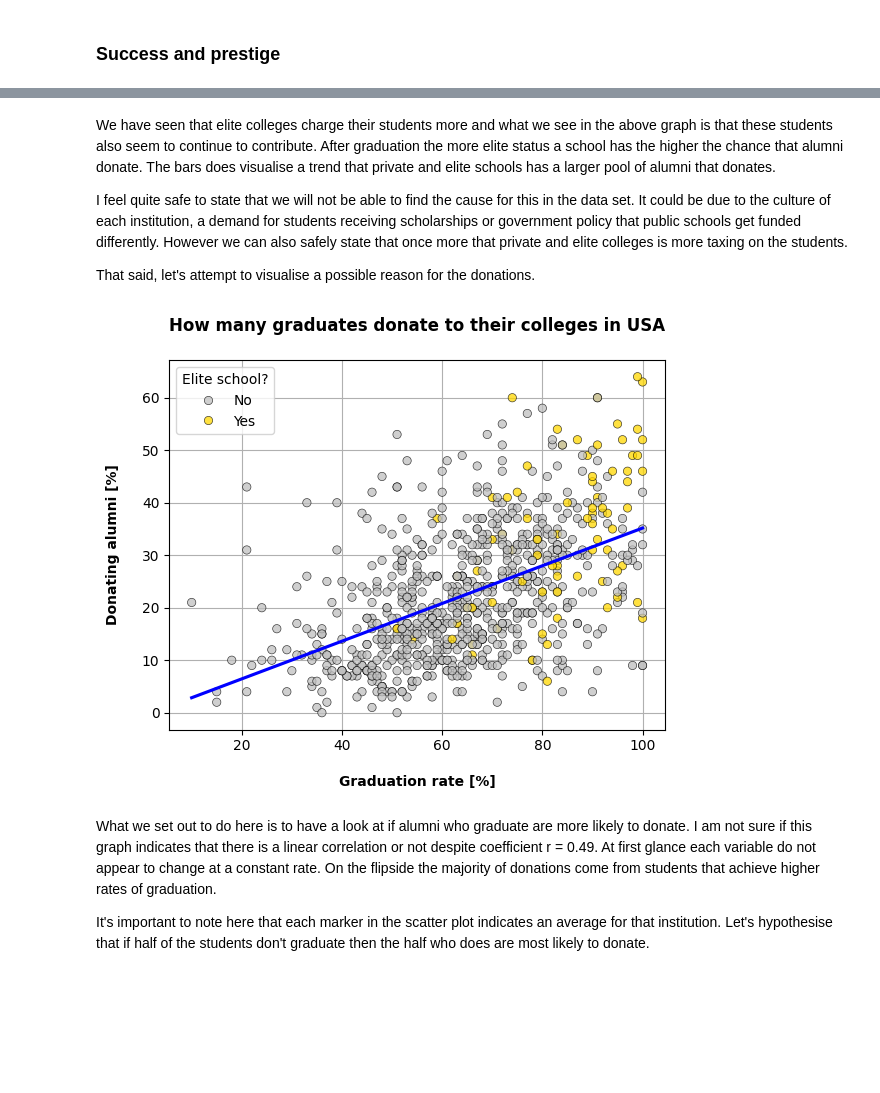
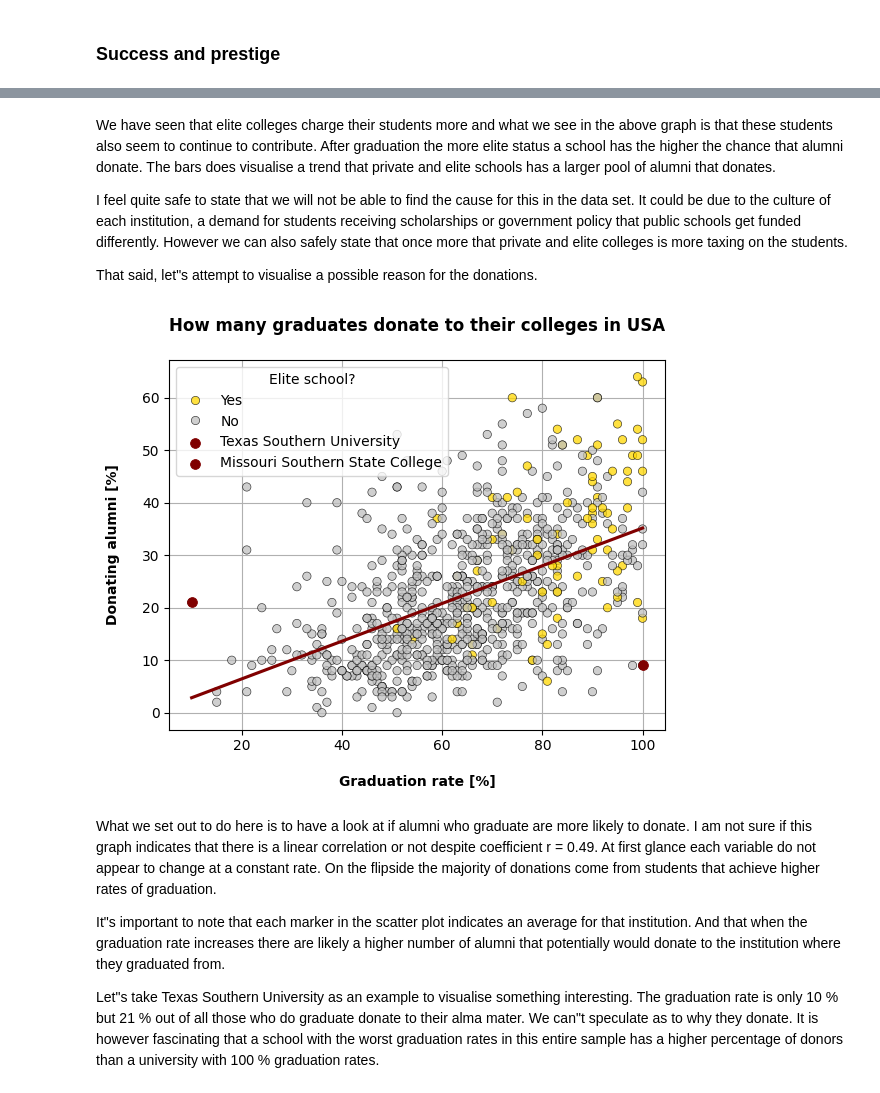
Before and after one commit to AlbotGoodman/databehandling-albot, a Jupyter notebook: Labs/lab.ipynb, the cells around one changed output, grey strips where cells are left out. Saved outputs shown, nothing was run; the diff lists cells and outputs as text; code cells hidden in the pictures; blank space fills up the shorter version.

```diff
--- a/Labs/lab.ipynb
+++ b/Labs/lab.ipynb
@@ -181,19 +181,36 @@ We have seen that elite colleges charge their students more and what we see in t
 
 I feel quite safe to state that we will not be able to find the cause for this in the data set. It could be due to the culture of each institution, a demand for students receiving scholarships or government policy that public schools get funded differently. However we can also safely state that once more that private and elite colleges is more taxing on the students.
 
-That said, let's attempt to visualise a possible reason for the donations.
+That said, let"s attempt to visualise a possible reason for the donations.
 # %%
-ax = sns.scatterplot(data=data, y="perc.alumni", x="Grad.Rate", hue="Elite", palette=pal, edgecolor="black", alpha=0.75, zorder=2)
-sns.regplot(data=data, y="perc.alumni", x="Grad.Rate", scatter=False, color="blue", ci=None)
+mask = data[data["perc.alumni"] > 20]
+mask = mask[mask["Grad.Rate"] < 20]
+mask = mask.reset_index()
+uni = mask.iloc[0, 0]
+# display(mask)
+
+mask2 = data[data["perc.alumni"] < 10]
+mask2 = mask2[mask2["Grad.Rate"] > 98]
+mask2 = mask2[mask2["Apps"] > 1000]
+mask2 = mask2.reset_index()
+uni2 = mask2.iloc[0, 0]
+# display(mask2)
+
+sns.scatterplot(data=data, y="perc.alumni", x="Grad.Rate", hue="Elite", hue_order=["Yes", "No"], palette=pal, edgecolor="black", alpha=0.75, zorder=2)
+sns.scatterplot(data=mask, x="Grad.Rate", y="perc.alumni", color="maroon", edgecolor="maroon", zorder=3, s=50, label=uni)
+sns.scatterplot(data=mask2, x="Grad.Rate", y="perc.alumni", color="maroon", edgecolor="maroon", zorder=3, s=50, label=uni2)
+sns.regplot(data=data, y="perc.alumni", x="Grad.Rate", scatter=False, color="maroon", ci=None)
 plt.title("How many graduates donate to their colleges in USA\n", fontweight="bold")
 plt.ylabel("Donating alumni [%]\n", fontweight="bold")
 plt.xlabel("\nGraduation rate [%]", fontweight="bold")
 plt.legend(title="Elite school?")
 plt.grid(zorder=1)
 plt.show()
 # %% [output]
-[figure, old version]
+[figure, new version]
 # %% [markdown]
 What we set out to do here is to have a look at if alumni who graduate are more likely to donate. I am not sure if this graph indicates that there is a linear correlation or not despite coefficient r = 0.49. At first glance each variable do not appear to change at a constant rate. On the flipside the majority of donations come from students that achieve higher rates of graduation.
 
-It's important to note here that each marker in the scatter plot indicates an average for that institution. Let's hypothesise that if half of the students don't graduate then the half who does are most likely to donate.
+It"s important to note that each marker in the scatter plot indicates an average for that institution. And that when the graduation rate increases there are likely a higher number of alumni that potentially would donate to the institution where they graduated from.
+
+Let"s take Texas Southern University as an example to visualise something interesting. The graduation rate is only 10 % but 21 % out of all those who do graduate donate to their alma mater. We can"t speculate as to why they donate. It is however fascinating that a school with the worst graduation rates in this entire sample has a higher percentage of donors than a university with 100 % graduation rates.
```
Also changed, not shown: parts of 11 cells of this notebook.
